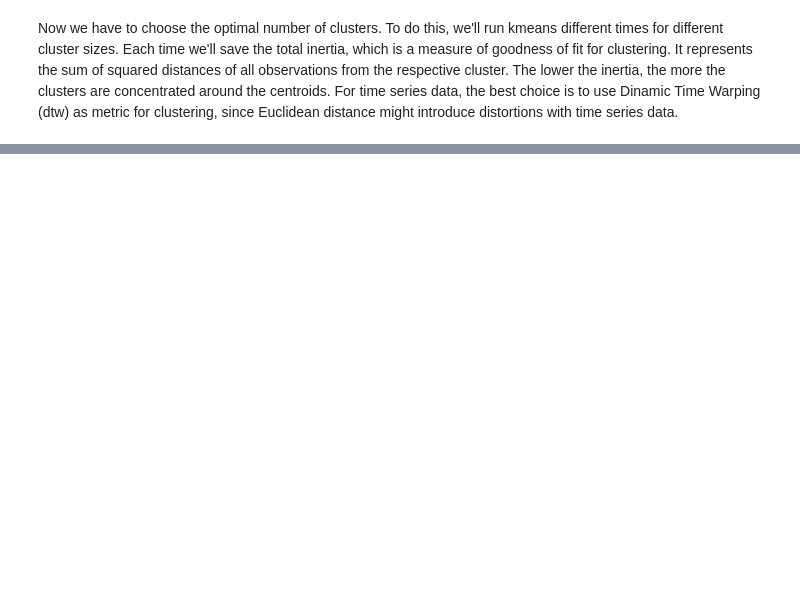
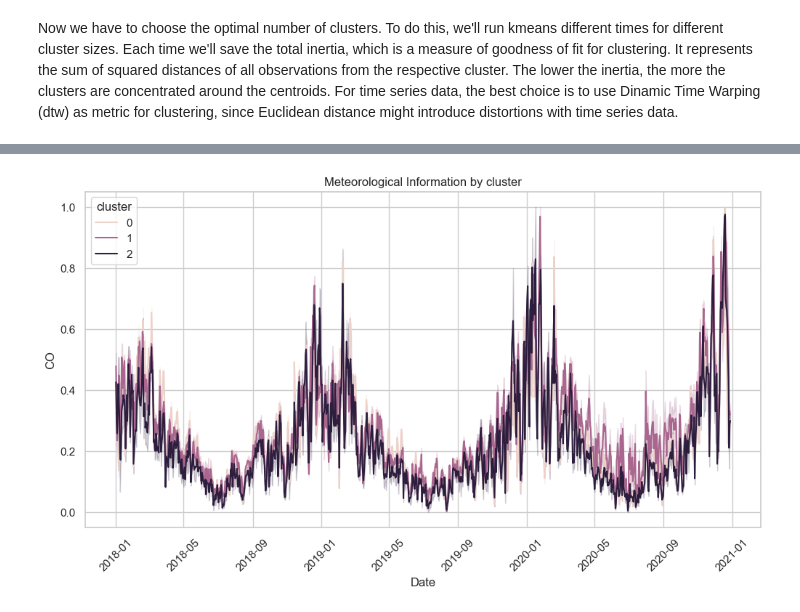
Before and after one commit to AndreFerrero/time-series-clustering, a Jupyter notebook: scripts/3-tskmeans.ipynb, the cells around one changed output, grey strips where cells are left out. Drawn from its saved outputs; the diff is of its cells as text; code cells hidden in the pictures; blank space fills up the shorter version.

Commit message:
producing graphs

```diff
--- a/scripts/3-tskmeans.ipynb
+++ b/scripts/3-tskmeans.ipynb
@@ -91,0 +86,3 @@ plt.show()
+# %%
+full_df = pd.concat(dataframes.values(), ignore_index=True)
+full_df
@@ -91,0 +103,18 @@ plt.show()
+# %%
+# Set the style of seaborn for better aesthetics
+sns.set(style="whitegrid")
+
+for var in pollutants:
+
+    # Plot the time series for each province
+    plt.figure(figsize=(12, 6))
+    sns.lineplot(x='date', y=var, hue='cluster', data=full_df)
+
+    plt.title('Meteorological Information by cluster')
+    plt.xlabel('Date')
+    plt.ylabel(var)
+    plt.xticks(rotation=45)  # Rotate x-axis labels for better readability
+
+    plt.show()
+# %% [output]
+[figure, added]
```
Also changed, not shown: parts of 11 cells of this notebook, 3 other files.
